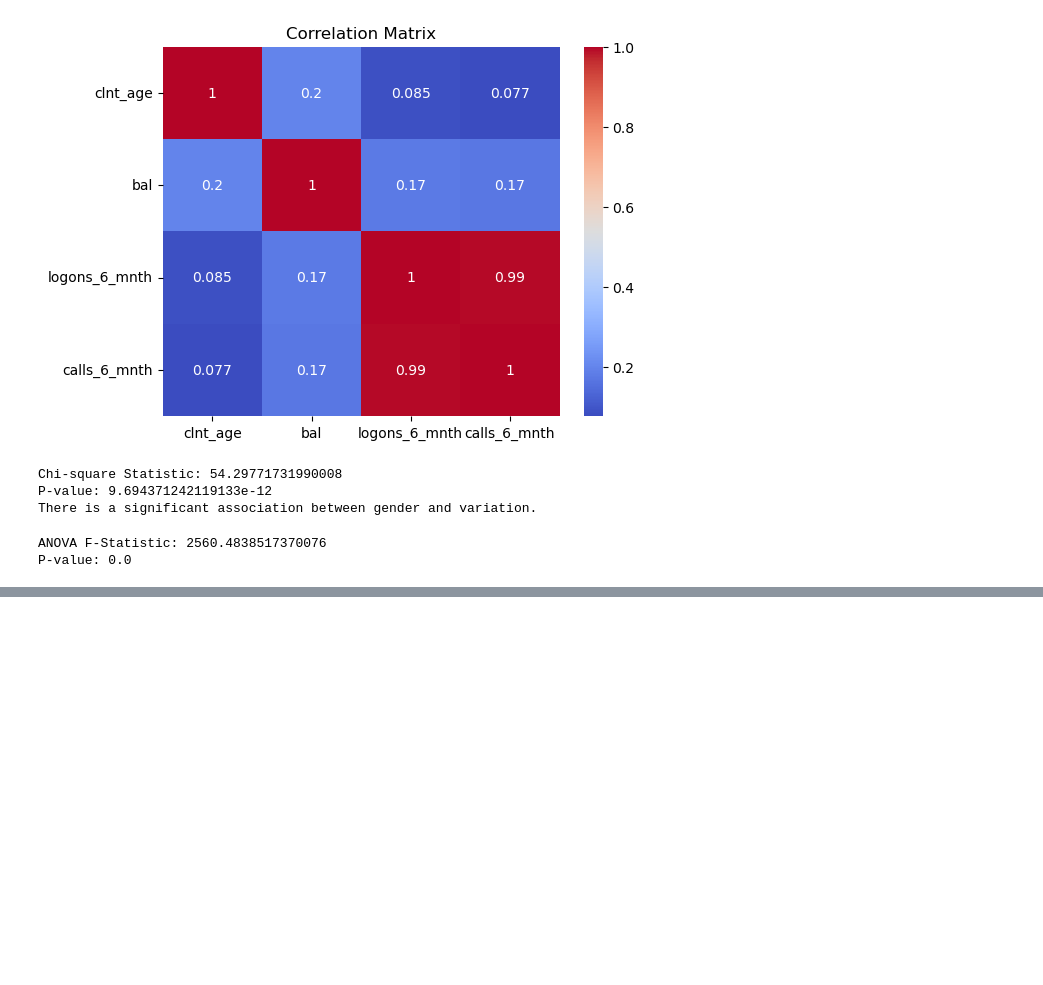
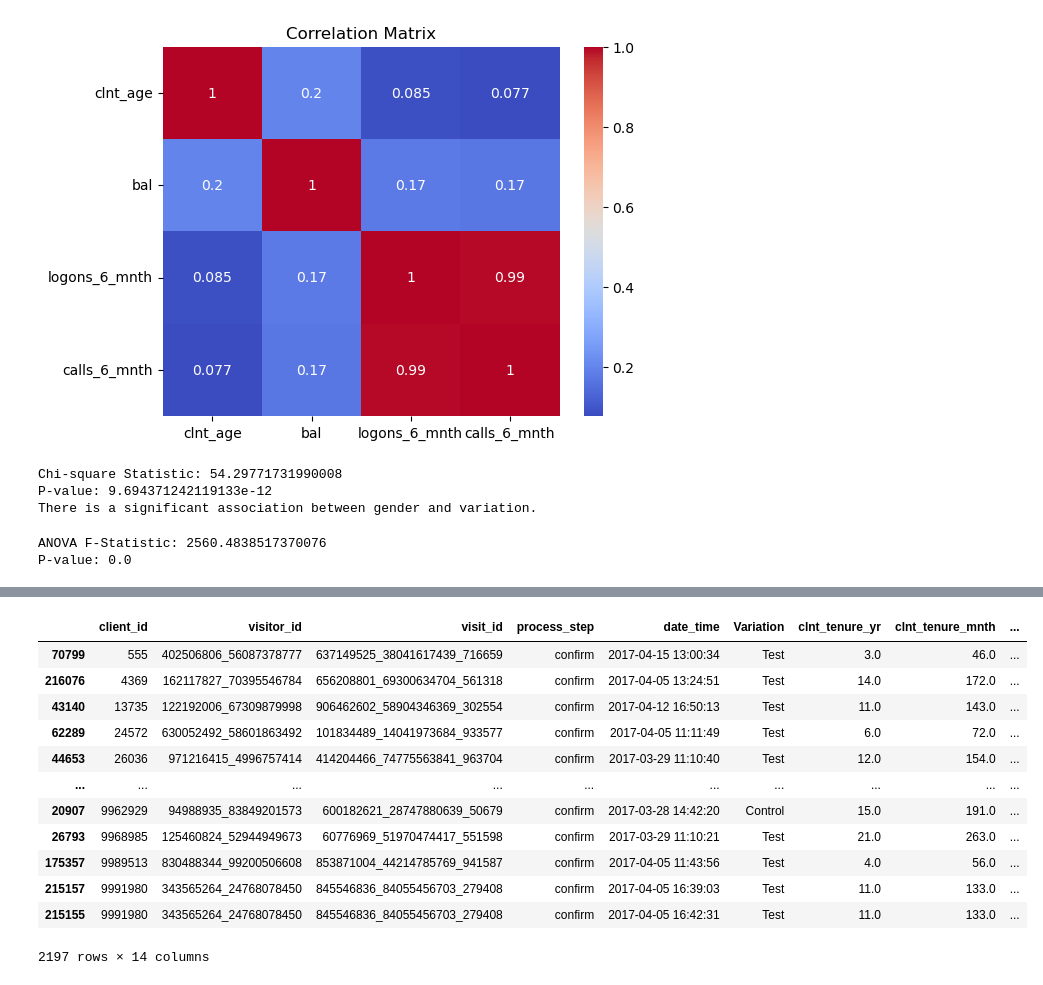
Before and after one commit to adrianbenitezrueda/ih-sp-ab-testing, a Jupyter notebook: data.ipynb, the cells around one changed output, grey strips where cells are left out. Cells and saved outputs as stored; diff of their text form; code cells hidden in the pictures; blank space fills up the shorter version.

```diff
--- a/data.ipynb
+++ b/data.ipynb
@@ -936,0 +1016,23 @@ P-value: 0.0
+# %%
+# Paso 1: Filtrar por client_id == 7347761 o process_step == 'confirm'
+df_filtered = df_time_client[(df_time_client['client_id'] == 7347761) | (df_time_client["process_step"] == "confirm")]
+
+# Paso 2: Filtrar para mantener solo las filas donde el 'date_time' sea el mismo
+df_filtered_same_datetime = df_filtered[df_filtered.duplicated('date_time', keep=False)]
+
+# Mostrar el resultado
+df_filtered_same_datetime
+# %% [output]
+|  | client_id | visitor_id | visit_id | process_step | date_time | Variation | clnt_tenure_yr | clnt_tenure_mnth | ... |
+| 70799 | 555 | 402506806_56087378777 | 637149525_38041617439_716659 | confirm | 2017-04-15 13:00:34 | Test | 3.0 | 46.0 | ... |
+| 216076 | 4369 | 162117827_70395546784 | 656208801_69300634704_561318 | confirm | 2017-04-05 13:24:51 | Test | 14.0 | 172.0 | ... |
+| 43140 | 13735 | 122192006_67309879998 | 906462602_58904346369_302554 | confirm | 2017-04-12 16:50:13 | Test | 11.0 | 143.0 | ... |
+| 62289 | 24572 | 630052492_58601863492 | 101834489_14041973684_933577 | confirm | 2017-04-05 11:11:49 | Test | 6.0 | 72.0 | ... |
+| 44653 | 26036 | 971216415_4996757414 | 414204466_74775563841_963704 | confirm | 2017-03-29 11:10:40 | Test | 12.0 | 154.0 | ... |
+| ... | ... | ... | ... | ... | ... | ... | ... | ... | ... |
+| 20907 | 9962929 | 94988935_83849201573 | 600182621_28747880639_50679 | confirm | 2017-03-28 14:42:20 | Control | 15.0 | 191.0 | ... |
+| 26793 | 9968985 | 125460824_52944949673 | 60776969_51970474417_551598 | confirm | 2017-03-29 11:10:21 | Test | 21.0 | 263.0 | ... |
+| 175357 | 9989513 | 830488344_99200506608 | 853871004_44214785769_941587 | confirm | 2017-04-05 11:43:56 | Test | 4.0 | 56.0 | ... |
+| 215157 | 9991980 | 343565264_24768078450 | 845546836_84055456703_279408 | confirm | 2017-04-05 16:39:03 | Test | 11.0 | 133.0 | ... |
+| 215155 | 9991980 | 343565264_24768078450 | 845546836_84055456703_279408 | confirm | 2017-04-05 16:42:31 | Test | 11.0 | 133.0 | ... |
+2197 rows × 14 columns
```
Also changed, not shown: parts of 12 cells of this notebook.
